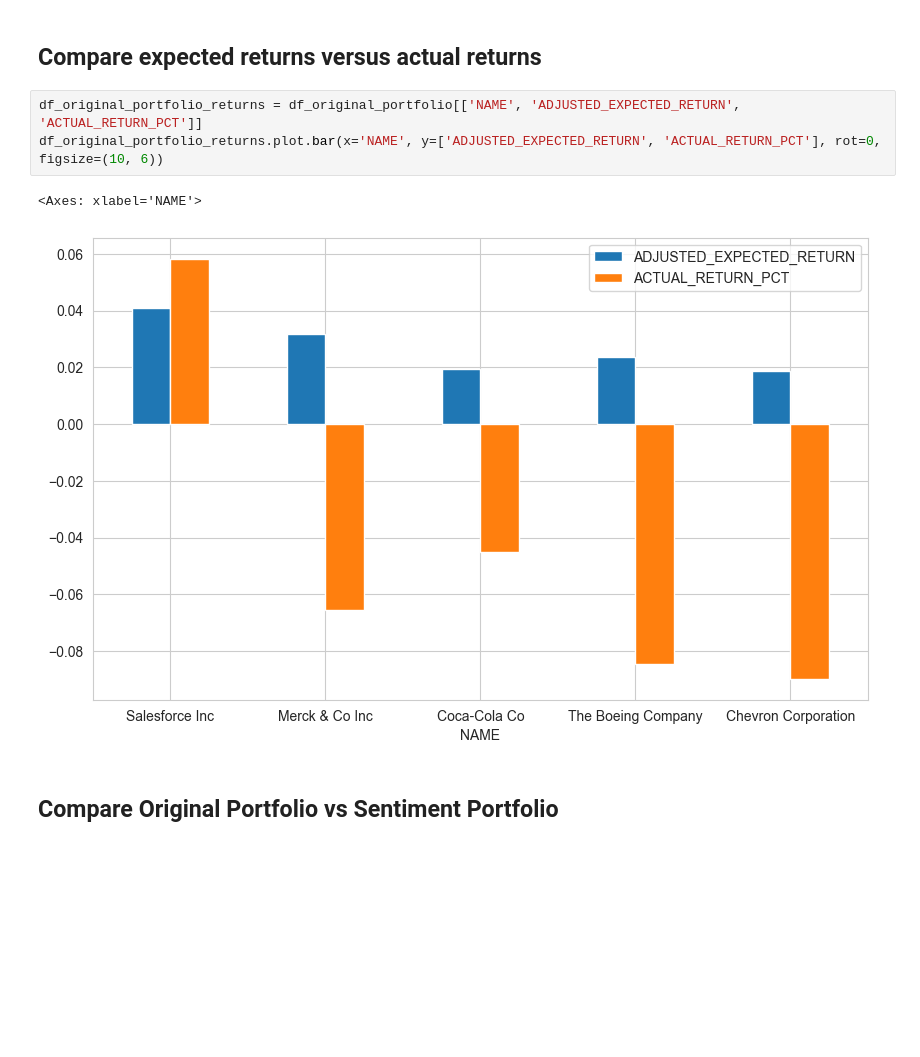
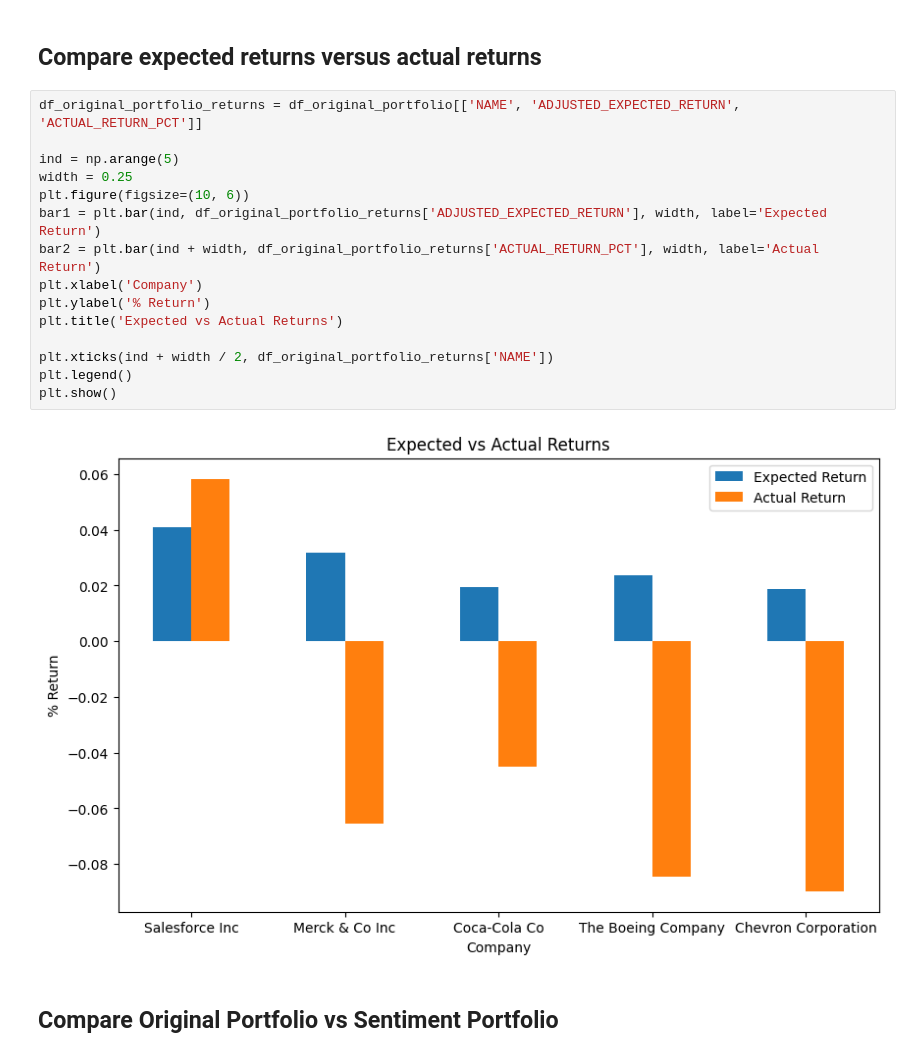
Before and after one commit to tharshman/team-six-sentiment-analyzer, a Jupyter notebook: src/process_portfolios.ipynb, the cells around one changed output. Saved outputs shown, nothing was run; the diff lists cells and outputs as text; blank space fills up the shorter version.

Commit message:
refactor: refine plotting

```diff
--- a/src/process_portfolios.ipynb
+++ b/src/process_portfolios.ipynb
@@ -160,10 +160,21 @@ df_returns
 ## Compare expected returns versus actual returns
 # %%
 df_original_portfolio_returns = df_original_portfolio[['NAME', 'ADJUSTED_EXPECTED_RETURN', 'ACTUAL_RETURN_PCT']]
-df_original_portfolio_returns.plot.bar(x='NAME', y=['ADJUSTED_EXPECTED_RETURN', 'ACTUAL_RETURN_PCT'], rot=0, figsize=(10, 6))
+
+ind = np.arange(5)
+width = 0.25
+plt.figure(figsize=(10, 6))
+bar1 = plt.bar(ind, df_original_portfolio_returns['ADJUSTED_EXPECTED_RETURN'], width, label='Expected Return')
+bar2 = plt.bar(ind + width, df_original_portfolio_returns['ACTUAL_RETURN_PCT'], width, label='Actual Return')
+plt.xlabel('Company')
+plt.ylabel('% Return')
+plt.title('Expected vs Actual Returns')
+
+plt.xticks(ind + width / 2, df_original_portfolio_returns['NAME'])
+plt.legend()
+plt.show()
 # %% [output]
-<Axes: xlabel='NAME'>
-[figure, old version]
+[figure, new version]
 # %% [markdown]
 ## Compare Original Portfolio vs Sentiment Portfolio
 # %%
```
Also changed, not shown: parts of 1 cell of this notebook.
